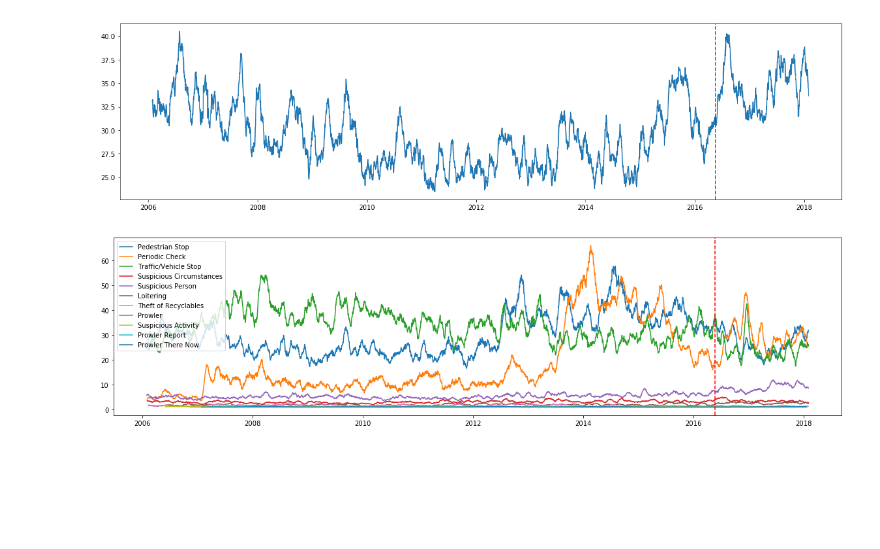
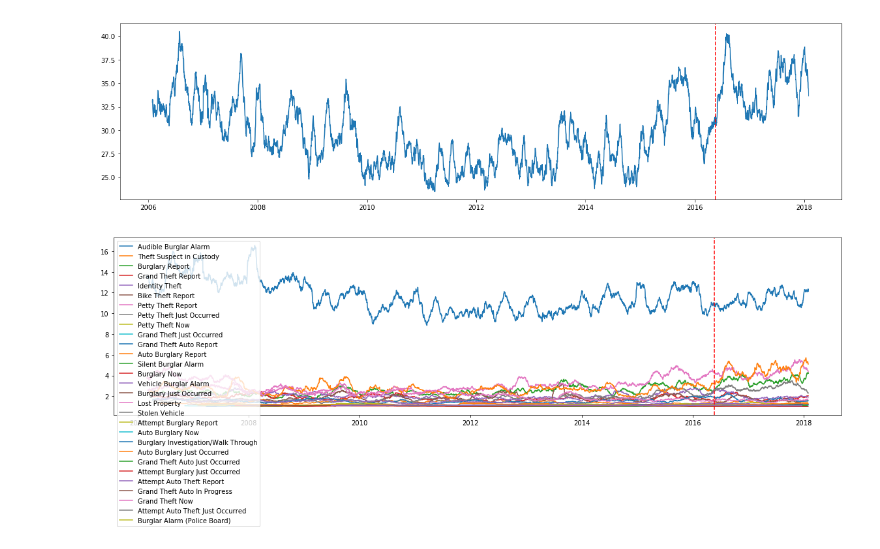
Before and after one commit to HKS-data-science-group/santa-monica-light-rail, a Jupyter notebook: cleaned polices call for service EDA.ipynb, the cells around one changed output. Drawn from its saved outputs; the diff is of its cells as text; code cells hidden in the pictures; blank space fills up the shorter version.

Commit message:
update on polices call for service EDA

```diff
--- a/cleaned polices call for service EDA.ipynb
+++ b/cleaned polices call for service EDA.ipynb
@@ -114,12 +124,11 @@ plt.show()
 [figure]
 # %%
 plt.figure(figsize=(20,5))
-check = df[df['Check'] == 1]
+check = df[df['Larceny'] == 1]
 for i in check['Call Type'].unique():
-    create_timeseries(check,column='Call Type',value = i, window = 30)
-# plt.axvline(x=open_date,c='r',ls='--')
+    create_timeseries(check,column='Call Type',value = i, window = 60)
 plt.axvline(x=open_date,c='r',ls='--')
 plt.legend()
 plt.show()
 # %% [output]
-[figure, old version]
+[figure, new version]
```
Also changed, not shown: parts of 25 cells of this notebook.
